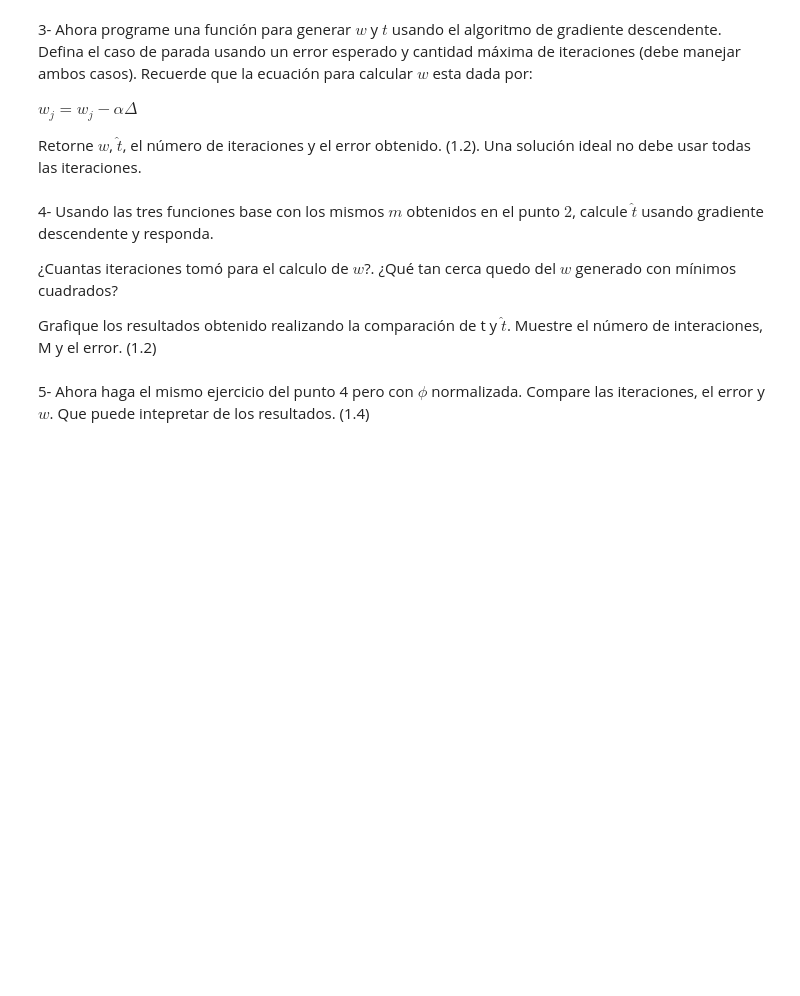
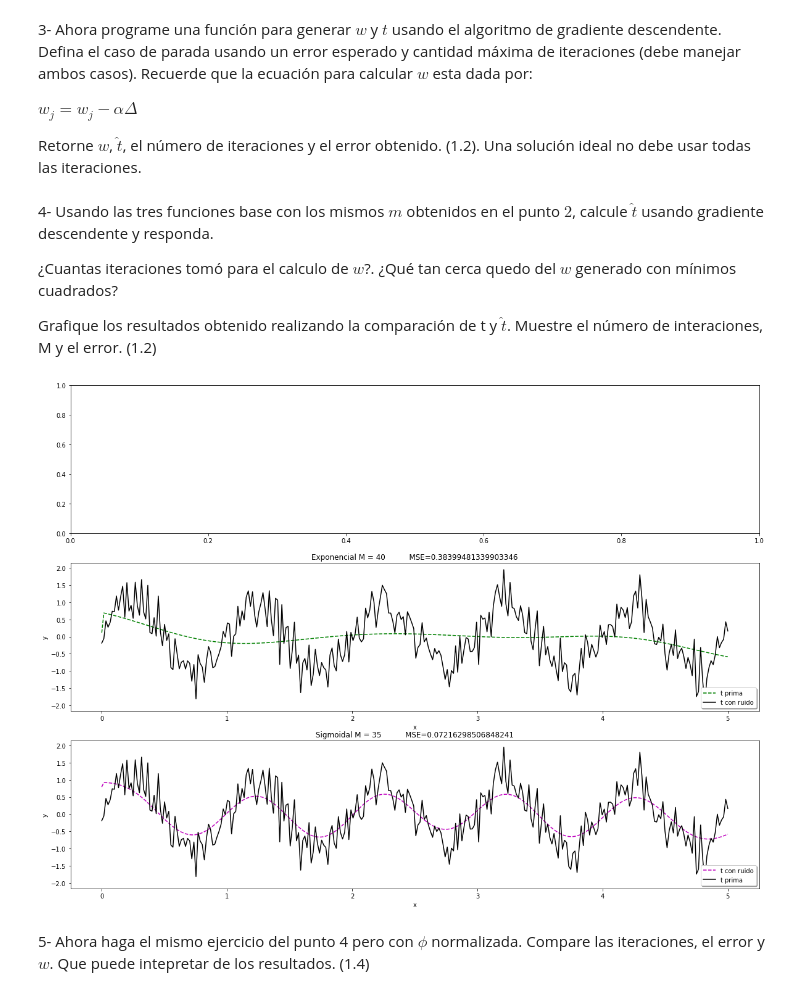
Before and after one commit to crisywini/ia_workspace, a Jupyter notebook: Taller3-Gradiente descendente.ipynb, the cells around one changed output. Saved outputs shown, nothing was run; the diff lists cells and outputs as text; code cells hidden in the pictures; blank space fills up the shorter version.

```diff
--- a/Taller3-Gradiente descendente.ipynb
+++ b/Taller3-Gradiente descendente.ipynb
@@ -190,5 +215,38 @@ Retorne $w$, $\hat{t}$, el número de iteraciones y el error obtenido. (1.2). Un
 ¿Qué tan cerca quedo del $w$ generado con mínimos cuadrados?
 
 Grafique los resultados obtenido realizando la comparación de t y $\hat{t}$. Muestre el número de interaciones, M y el error. (1.2)
+# %%
+# pol = get_phi(polinomial, x, 13)
+# print(pol)
+# w,tp,cont,eO = get_w_tp(pol, 13)
+w1,tp1,cont1,eO1 = get_w_tp(get_phi(exponential, x, 40,0.8), 40)
+w2,tp2,cont2,eO2 = get_w_tp(get_phi(sigmoidal, x, 35,0.2), 35)
+
+plt.subplots(3,1, figsize=(20,15))
+# plt.subplot(3,1,1)
+# plt.tight_layout(pad=3.0)
+# plt.plot(x, tp, 'r--', x, t, 'k')
+# plt.title("Polinomial M = 13 MSE="+str(mse1))
+# plt.ylabel('y')
+# plt.xlabel('x')
+# plt.legend(('t prima', 't con ruido'), loc='upper right', shadow=True)
+
+plt.subplot(3,1,2)
+plt.plot(x,tp1,'g--', x, t, 'k')
+plt.title("Exponencial M = 40          MSE="+str(mse2))
+plt.ylabel('y')
+plt.xlabel('x')
+plt.legend(('t prima', 't con ruido'), loc='lower right', shadow=True)
+
+plt.subplot(3,1,3)
+plt.plot(x, tp2, 'm--', x, t, 'k')
+plt.title("Sigmoidal M = 35          MSE="+str(mse3))
+plt.ylabel('y')
+plt.xlabel('x')
+plt.legend(('t con ruido', 't prima'), loc='lower right', shadow=True)
+
+plt.show()
+# %% [output]
+[figure, added]
 # %% [markdown]
 5- Ahora haga el mismo ejercicio del punto 4 pero con $\phi$ normalizada. Compare las iteraciones, el error y $w$. Que puede intepretar de los resultados. (1.4)
```
Also changed, not shown: parts of 3 cells of this notebook, 1 other file.
